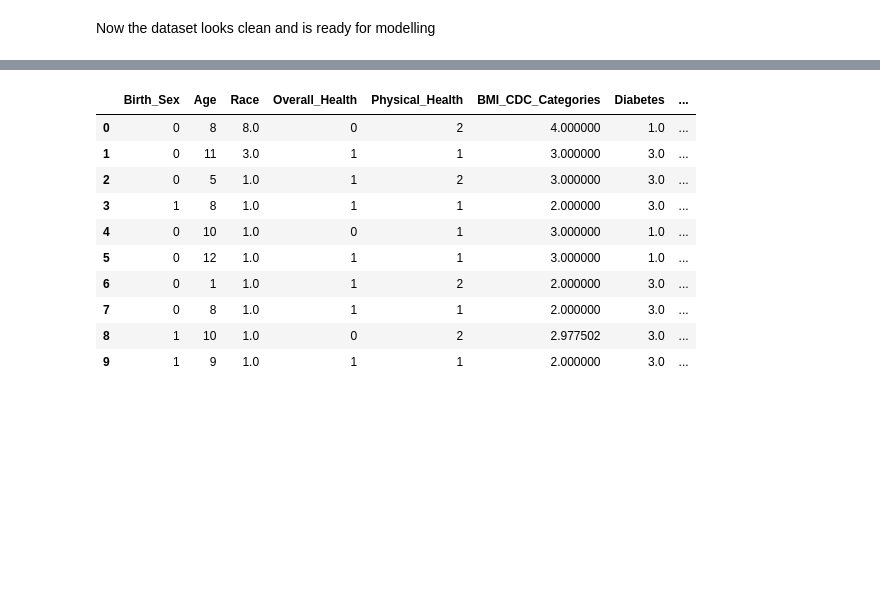
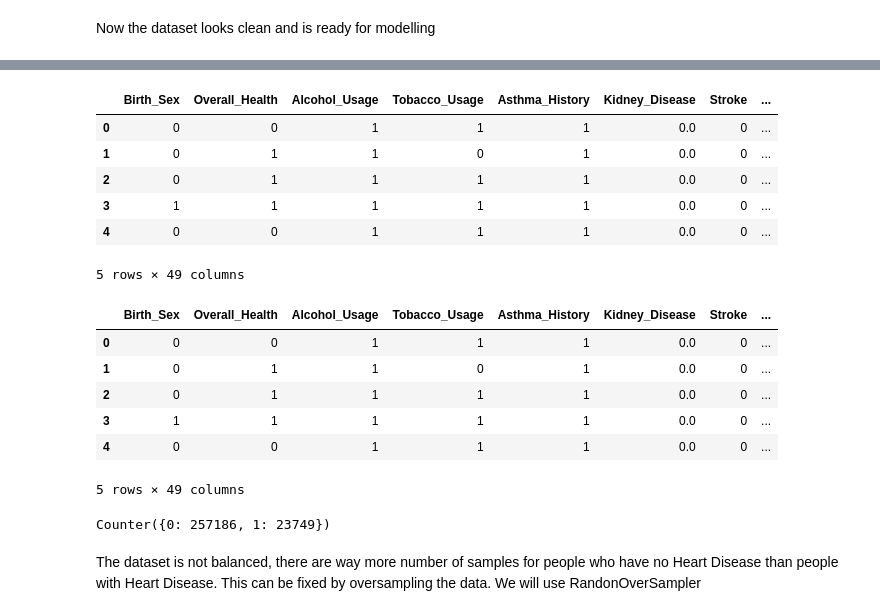
Before and after one commit to DataSolutions360/Data_Science_Capstone, a Jupyter notebook: heart_health_predictor.ipynb, the cells around one changed output, grey strips where cells are left out. Cells and saved outputs as stored; diff of their text form; code cells hidden in the pictures; blank space fills up the shorter version.

```diff
--- a/heart_health_predictor.ipynb
+++ b/heart_health_predictor.ipynb
@@ -929,13 +859,17 @@ df.head(10)
 # %%
-# Split Physical_Activity column with value 7/9 into 2 bunches and update them with 1 or 0 to insert no bias to the model
+# Split Physical_Activity column with value 9 into 2 bunches and update them with 1 or 0 to insert no bias to the model
 
 idx = df['Physical_Activity'].index[df['Physical_Activity']==9]
-total_nan_len = len(idx)
-print(total_nan_len)
-first_nan = total_nan_len//2
+df4 = df[df['Physical_Activity'] != 9]
+x = df4['Physical_Activity'].value_counts(normalize=True) * 100
+total_len = len(idx)
+print(total_len)
+sample1_perct = int((total_len*x[0]/100).round(1))
+print(sample1_perct)
+sample2_perct = int((total_len*x[1]/100).round(1))
+print(sample2_perct)
 
-df.loc[idx[0:first_nan], 'Physical_Activity'] = 1
-df.loc[idx[first_nan:total_nan_len], 'Physical_Activity'] = 0
 
-df.head(10)
+df.loc[idx[0:sample1_perct], 'Physical_Activity'] = 0
+df.loc[idx[sample1_perct:total_len], 'Physical_Activity'] = 1
 # %% [output]
@@ -1040,0 +979,7 @@ from sklearn.metrics import f1_score
+# %%
+# categorical columns with 2 categories which already has 0 and 1 values. so no neeed to do Label encoding
+cat_col = ['Birth_Sex', 'Overall_Health', 'Alcohol_Usage', 'Tobacco_Usage', 'Asthma_History', 'Kidney_Disease', 'Stroke', 'Physical_Activity']
+# categoricall columns with more than 2 unqiue values
+encode_col = ['Age', 'Race', 'Physical_Health', 'BMI_CDC_Categories', 'Diabetes', 'Mental_Health', 'Colonoscopy']
+
+df[encode_col].nunique()
@@ -1040,0 +1015,10 @@ from sklearn.metrics import f1_score
+# %%
+# Create a OneHotEncoder instance
+enc = OneHotEncoder(sparse=False)
+
+# Fit and transform the OneHotEncoder using the categorical variable list
+encode_df = pd.DataFrame(enc.fit_transform(df[encode_col]))
+
+# Add the encoded variable names to the dataframe
+encode_df.columns = enc.get_feature_names(encode_col)
+encode_df.head()
@@ -1041,21 +1033,37 @@ from sklearn.metrics import f1_score
+# %%
+# Merge one-hot encoded features and drop the originals
+df = df.merge(encode_df,left_index=True, right_index=True)
+df = df.drop(encode_col,1)
+df.head()
+# %% [output]
+|  | Birth_Sex | Overall_Health | Alcohol_Usage | Tobacco_Usage | Asthma_History | Kidney_Disease | Stroke | ... |
+| 0 | 0 | 0 | 1 | 1 | 1 | 0.0 | 0 | ... |
+| 1 | 0 | 1 | 1 | 0 | 1 | 0.0 | 0 | ... |
+| 2 | 0 | 1 | 1 | 1 | 1 | 0.0 | 0 | ... |
+| 3 | 1 | 1 | 1 | 1 | 1 | 0.0 | 0 | ... |
+| 4 | 0 | 0 | 1 | 1 | 1 | 0.0 | 0 | ... |
+5 rows × 49 columns
 # %%
 df2 = df.copy()
-df2.head(10)
+df2.head()
 # %% [output]
-|  | Birth_Sex | Age | Race | Overall_Health | Physical_Health | BMI_CDC_Categories | Diabetes | ... |
-| 0 | 0 | 8 | 8.0 | 0 | 2 | 4.000000 | 1.0 | ... |
-| 1 | 0 | 11 | 3.0 | 1 | 1 | 3.000000 | 3.0 | ... |
-| 2 | 0 | 5 | 1.0 | 1 | 2 | 3.000000 | 3.0 | ... |
-| 3 | 1 | 8 | 1.0 | 1 | 1 | 2.000000 | 3.0 | ... |
-| 4 | 0 | 10 | 1.0 | 0 | 1 | 3.000000 | 1.0 | ... |
-| 5 | 0 | 12 | 1.0 | 1 | 1 | 3.000000 | 1.0 | ... |
-| 6 | 0 | 1 | 1.0 | 1 | 2 | 2.000000 | 3.0 | ... |
-| 7 | 0 | 8 | 1.0 | 1 | 1 | 2.000000 | 3.0 | ... |
-| 8 | 1 | 10 | 1.0 | 0 | 2 | 2.977502 | 3.0 | ... |
-| 9 | 1 | 9 | 1.0 | 1 | 1 | 2.000000 | 3.0 | ... |
+|  | Birth_Sex | Overall_Health | Alcohol_Usage | Tobacco_Usage | Asthma_History | Kidney_Disease | Stroke | ... |
+| 0 | 0 | 0 | 1 | 1 | 1 | 0.0 | 0 | ... |
+| 1 | 0 | 1 | 1 | 0 | 1 | 0.0 | 0 | ... |
+| 2 | 0 | 1 | 1 | 1 | 1 | 0.0 | 0 | ... |
+| 3 | 1 | 1 | 1 | 1 | 1 | 0.0 | 0 | ... |
+| 4 | 0 | 0 | 1 | 1 | 1 | 0.0 | 0 | ... |
+5 rows × 49 columns
 # %%
 y = df2["Heart_Disease"]
 X = df2.drop(columns="Heart_Disease")
 # %%
 from sklearn.model_selection import train_test_split
-X_train, X_test, y_train, y_test = train_test_split(X, y, random_state=78)
+from collections import Counter
+X_train, X_test, y_train, y_test = train_test_split(X, y, random_state=1, stratify=y)
+Counter(y_train)
+# %% [output]
+Counter({0: 257186, 1: 23749})
+# %% [markdown]
+The dataset is not balanced, there are way more number of samples for people who have no Heart Disease than people with Heart Disease.
+This can be fixed by oversampling the data. We will use RandonOverSampler
```
Also changed, not shown: parts of 81 cells of this notebook, 7 other files.
